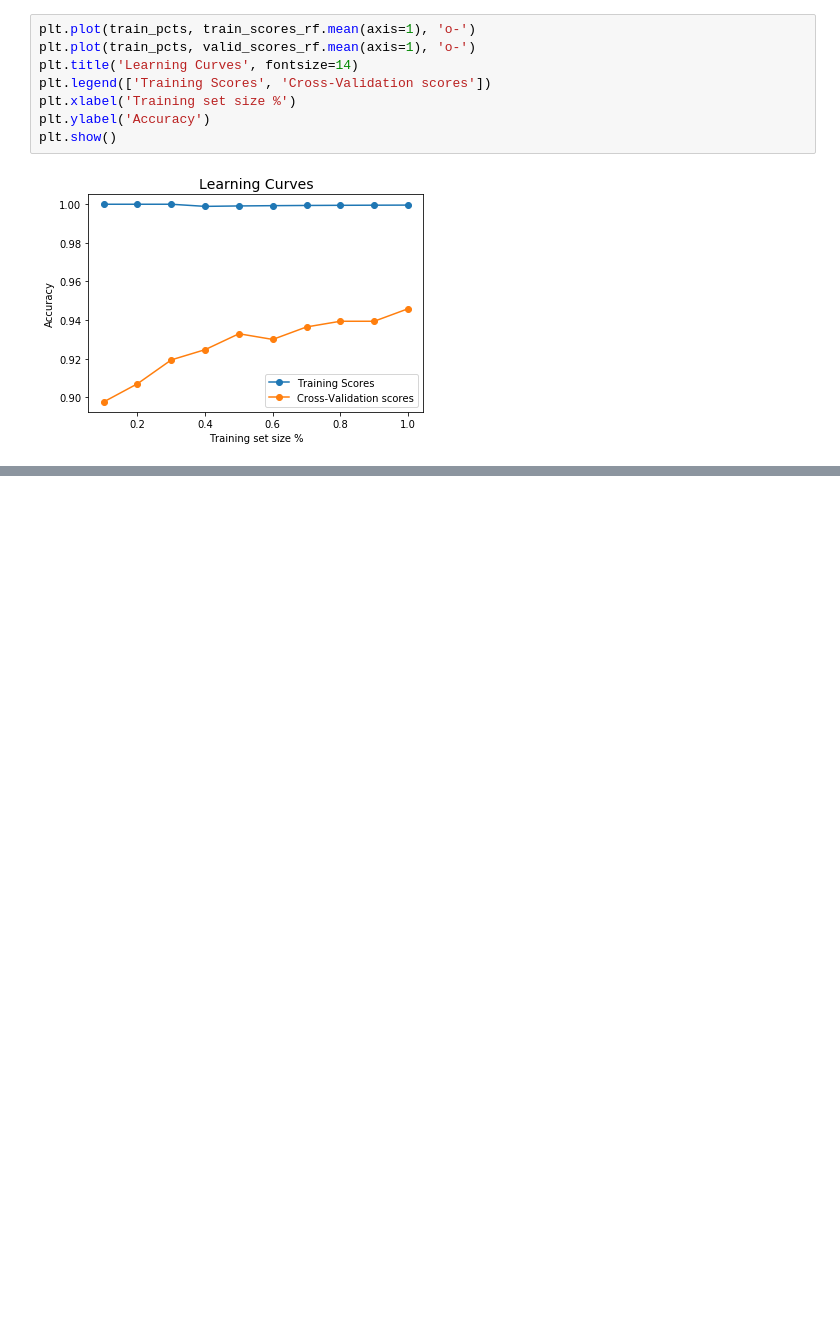
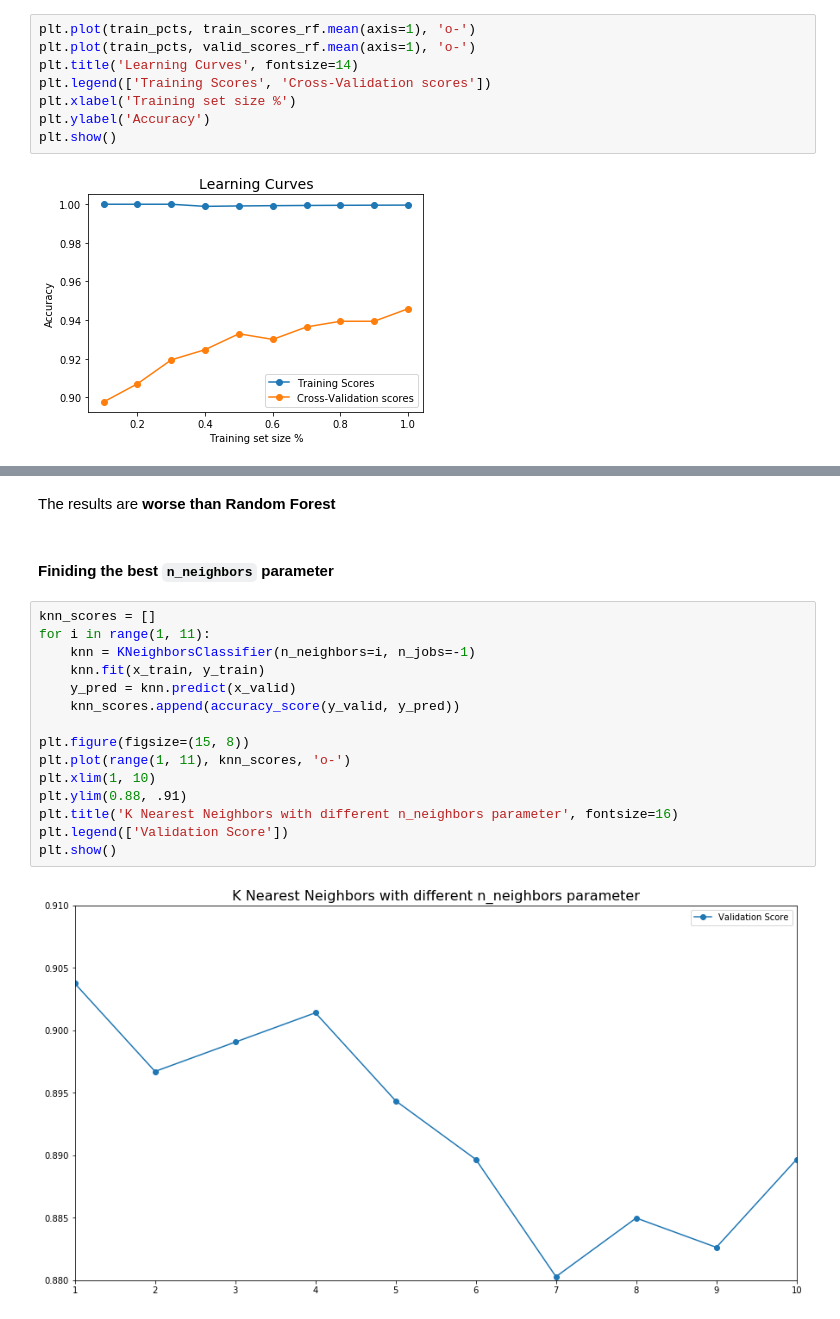
Before and after one commit to moaaztaha/Machine-Learning-Assignment, a Jupyter notebook: CTG Classification.ipynb, the cells around one changed output, grey strips where cells are left out. Saved outputs shown, nothing was run; the diff lists cells and outputs as text; blank space fills up the shorter version.

```diff
--- a/CTG Classification.ipynb
+++ b/CTG Classification.ipynb
@@ -836,0 +869,21 @@ plt.show()
+# %% [markdown]
+The results are **worse than Random Forest**
+# %% [markdown]
+#### Finiding the best `n_neighbors` parameter
+# %%
+knn_scores = []
+for i in range(1, 11):
+    knn = KNeighborsClassifier(n_neighbors=i, n_jobs=-1)
+    knn.fit(x_train, y_train)
+    y_pred = knn.predict(x_valid)
+    knn_scores.append(accuracy_score(y_valid, y_pred))
+
+plt.figure(figsize=(15, 8))
+plt.plot(range(1, 11), knn_scores, 'o-')
+plt.xlim(1, 10)
+plt.ylim(0.88, .91)
+plt.title('K Nearest Neighbors with different n_neighbors parameter', fontsize=16)
+plt.legend(['Validation Score'])
+plt.show()
+# %% [output]
+[figure, added]
```
Also changed, not shown: parts of 16 cells of this notebook.
